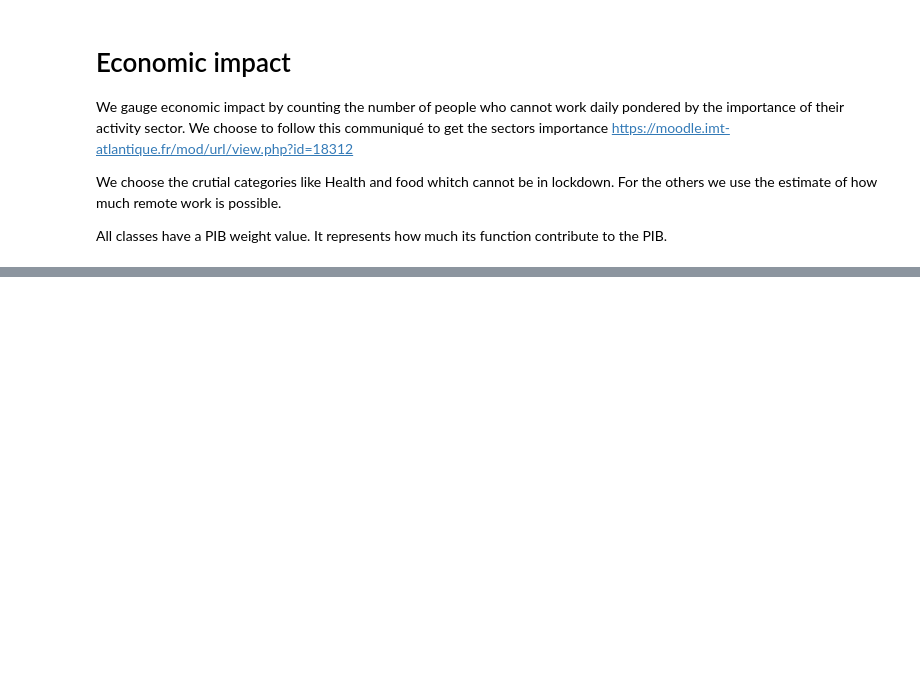
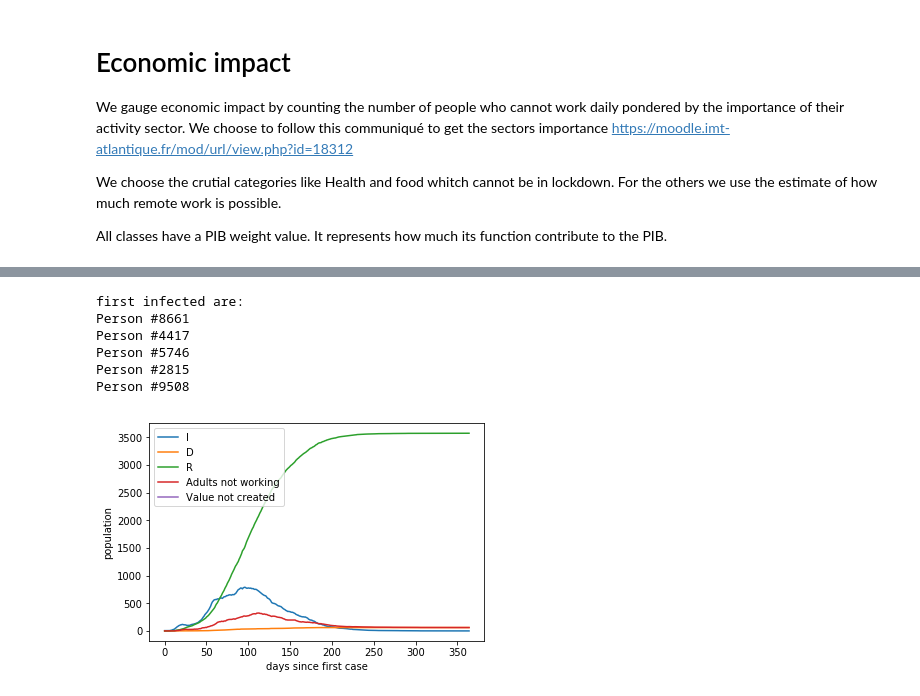
Before and after one commit to Faycal-BAKI/COVID-19-Outbreak-Project---Graph-Theory-and-Social-Network-Analysis-course, a Jupyter notebook: main.ipynb, the cells around one changed output, grey strips where cells are left out. Saved outputs shown, nothing was run; the diff lists cells and outputs as text; code cells hidden in the pictures; blank space fills up the shorter version.

```diff
--- a/main.ipynb
+++ b/main.ipynb
@@ -516,0 +522,58 @@ Person #3349
+# %%
+class Sick_leave_scenario(Basic_SIR_Model):
+    def __init__(self,G):
+        super().__init__(G)
+        self.sickness_awarness = 0.03 #daily probability of noticing you are infected
+
+    def one_normal_day_passes(self): #same but sick leave exists now
+        #print("today everybody went to work as usual.")
+        changing_state = dict()
+        for state in self.infection_states:
+            changing_state[state]= []
+
+        for node in list(self.G.nodes()):
+            if node.state == "I":  #for every infected people
+                if (type(node) == Adult and not node.working): #people on sick leave
+                    for neig in self.G[node]:
+                        if neig.state == "S":
+                            t = self.G[node][neig]['type']
+                            if  t == "household" and self.interaction(t): #no contact with co workers
+                                changing_state["I"].append(neig) #new infected :'(
+                else: # childrens and working people
+                    #we try each possible infection
+                    for neig in self.G[node]:
+                        if neig.state == "S":
+                            t = self.G[node][neig]['type']
+                            if self.interaction(t):
+                                changing_state["I"].append(neig) #new infected :'(
+                #we check if the condition of the sick change (death recovery or no change)
+                new_state = self.sickness_evolution(node.age)
+                if new_state != node.state :
+                    changing_state[new_state].append(node)
+
+                #Sick adults may take a sick leave if they notice the syptomes
+                if (type(node) == Adult and node.working): #people take sick leave
+                    node.working = (random.random() >= self.sickness_awarness )
+
+
+        for state in self.infection_states: #update all the nodes states at once after all the interactions
+            for node in changing_state[state]:
+                node.state = state
+                #for now sick people work because this scenario is low-key distopian
+                if(state == "D" and type(node) == Adult):
+                    node.working = False #dead people don't work :'(
+
+                if(state == "R" and type(node) == Adult): #sick leave ends
+                    node.working = True
+
+
+m = Sick_leave_scenario(G)
+m.basic_scenario()
+# %% [output]
+first infected are:
+Person #8661
+Person #4417
+Person #5746
+Person #2815
+Person #9508
+[figure, added]
```
Also changed, not shown: parts of 7 cells of this notebook, 1 other file.
